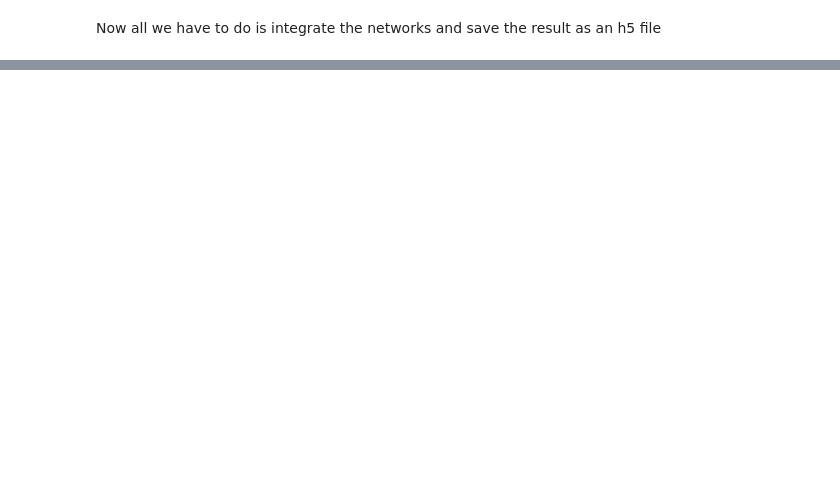
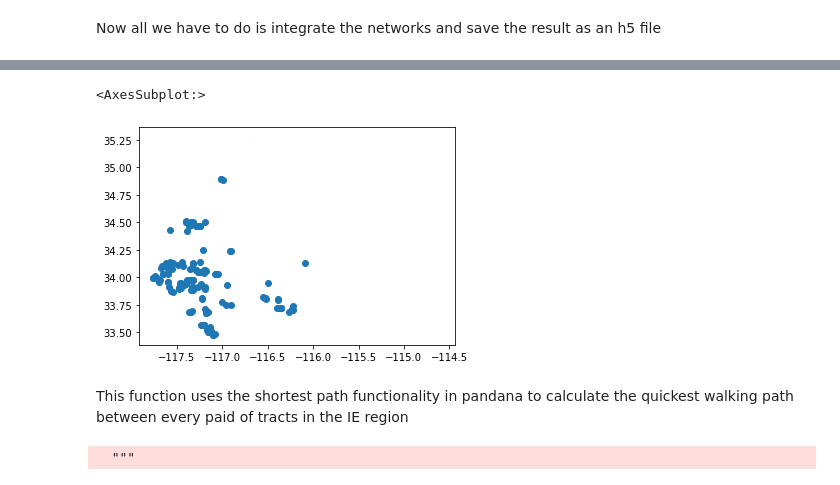
Before and after one commit to knaaptime/healthacc, a Jupyter notebook: notebooks/measure_access.ipynb, the cells around one changed output, grey strips where cells are left out. Cells and saved outputs as stored; diff of their text form; code cells hidden in the pictures; blank space fills up the shorter version.

```diff
--- a/notebooks/measure_access.ipynb
+++ b/notebooks/measure_access.ipynb
@@ -277,0 +218,4 @@ dtype('float64')
+# %%
+socal = Community.from_census(msa_fips='40140', years=[2010])
+# %%
+socal = socal.gdf
@@ -277,0 +226,8 @@ dtype('float64')
+# %%
+health = pois.pois_from_polygon(socal.unary_union, tags={'amenity':['doctor', 'hospital'],
+                                                         'healthcare': True})
+# %%
+health.plot()
+# %% [output]
+<AxesSubplot:>
+[figure, added]
@@ -277,0 +236,3 @@ dtype('float64')
+# %% [markdown]
+This function uses the shortest path functionality in pandana to calculate
+the quickest walking path between every paid of tracts in the IE region
@@ -277,0 +283,4 @@ dtype('float64')
+# %%
+tract_cost = compute_travel_cost_matrix(socal, socal, combined_net, reindex_name='geoid')
+# %% [output]
+  """
```
Also changed, not shown: parts of 55 cells of this notebook, 1 other file.
